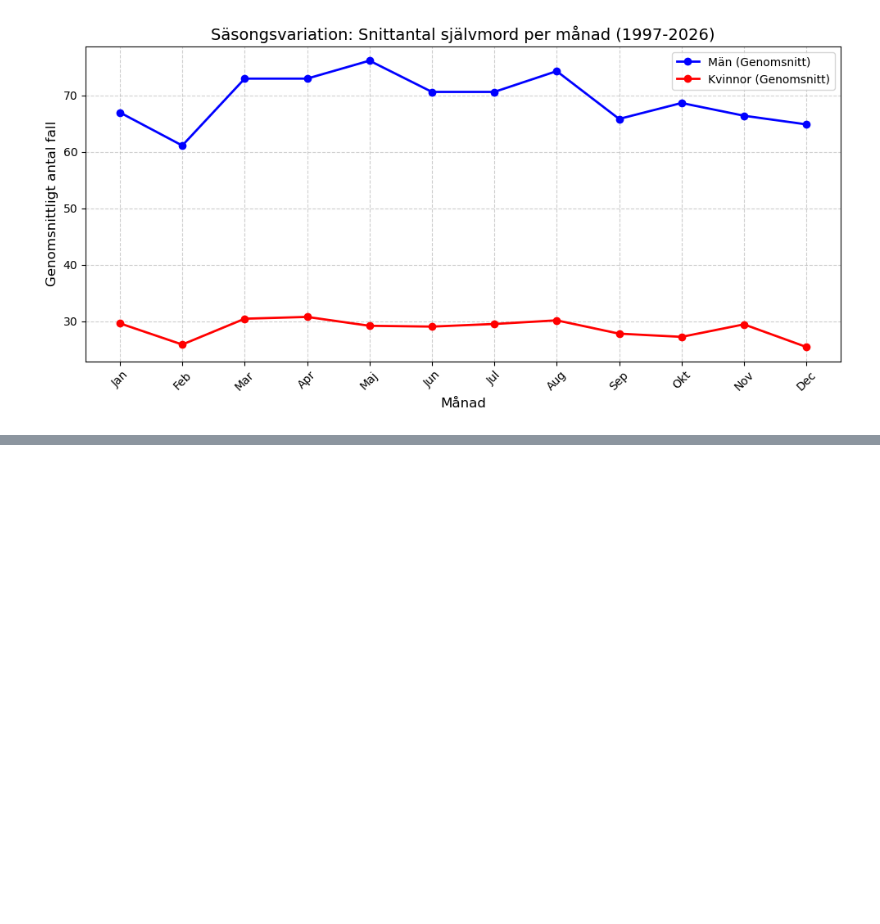
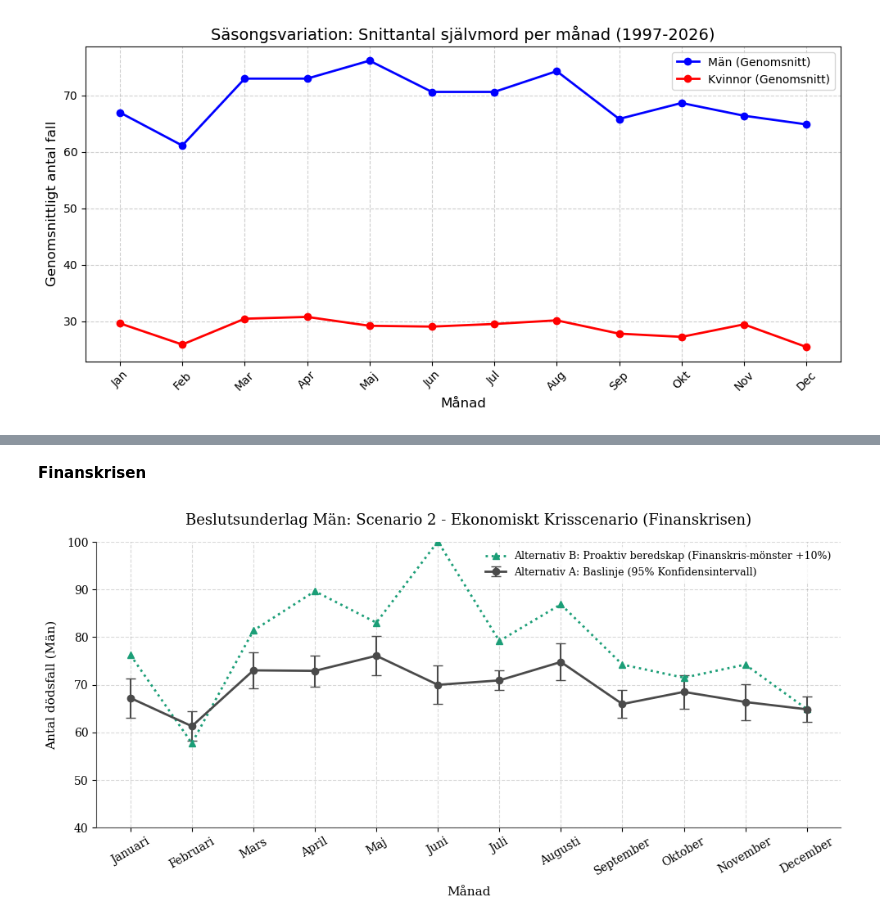
Before and after one commit to RickardAnd/projekt-grupp6, a Jupyter notebook: projekt_grupp6.ipynb, the cells around one changed output, grey strips where cells are left out. Saved outputs shown, nothing was run; the diff lists cells and outputs as text; code cells hidden in the pictures; blank space fills up the shorter version.

```diff
--- a/projekt_grupp6.ipynb
+++ b/projekt_grupp6.ipynb
@@ -450,0 +568,15 @@ plt.show()
+# %% [markdown]
+**Finanskrisen**
+# %%
+# ---------------------------------------------------------------------
+# DIAGRAM 2: ENBART FINANSKRISEN
+# ---------------------------------------------------------------------
+fig2, ax2 = plt.subplots(figsize=(10, 5))
+ax2.errorbar(manads_namn, manads_stats['mean'], yerr=manads_stats['error'], fmt='o-', color='#4a4a4a', linewidth=2, elinewidth=1.5, capsize=4, label='Alternativ A: Baslinje (95% Konfidensintervall)')
+ax2.plot(manads_namn, kris_finans_skalad, color='#1b9e77', linestyle=':', linewidth=2, marker='^', label='Alternativ B: Proaktiv beredskap (Finanskris-mönster +10%)')
+snygga_till_axel(ax2, "Beslutsunderlag Män: Scenario 2 - Ekonomiskt Krisscenario (Finanskrisen)")
+plt.tight_layout()
+#plt.savefig("plot_2_finanskris.png", dpi=300)
+plt.show()
+# %% [output]
+[figure, added]
```
Also changed, not shown: parts of 6 cells of this notebook.
